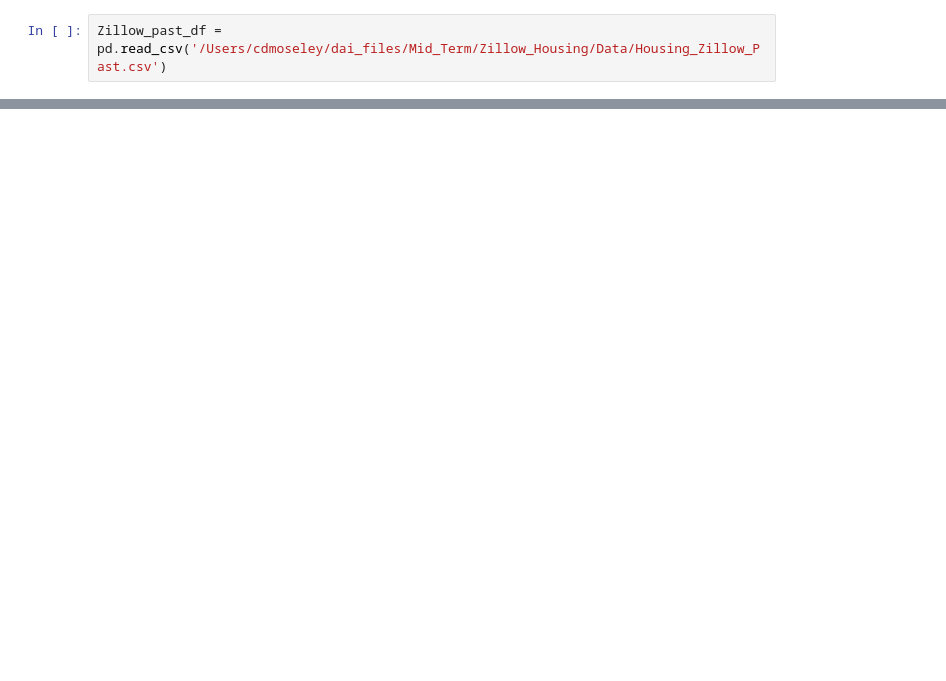
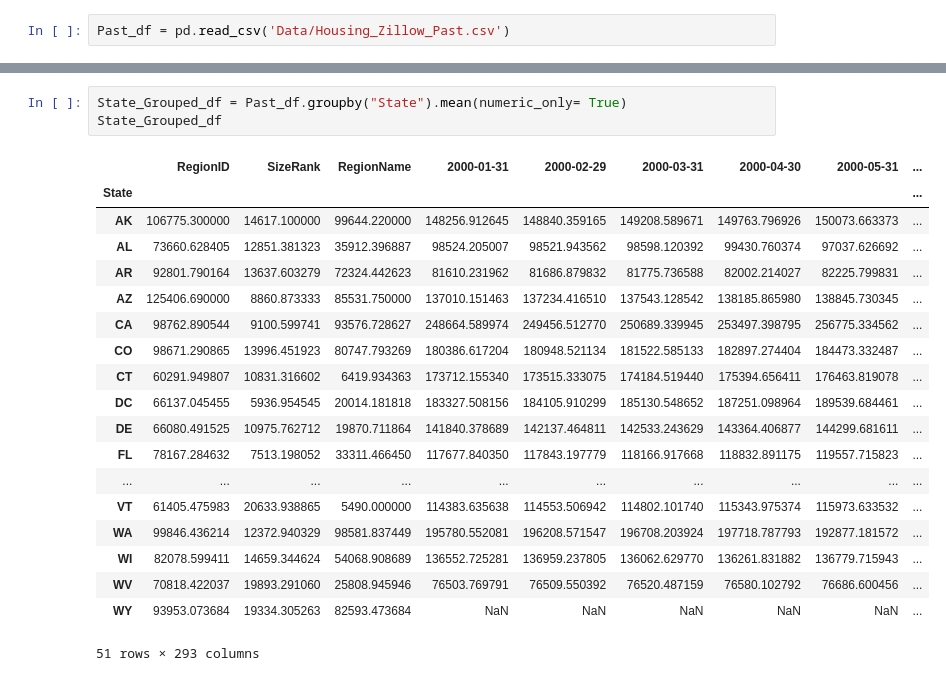
Before and after one commit to cdmoseley/Housing_Zillow, a Jupyter notebook: Housing_Zillow.ipynb, the cells around one changed output, grey strips where cells are left out. Saved outputs shown, nothing was run; the diff lists cells and outputs as text; blank space fills up the shorter version.

```diff
--- a/Housing_Zillow.ipynb
+++ b/Housing_Zillow.ipynb
@@ -3,3 +7,3 @@ import pandas as pd
 # %%
-Zillow_past_df = pd.read_csv('/Users/cdmoseley/dai_files/Mid_Term/Zillow_Housing/Data/Housing_Zillow_Past.csv')
+Past_df = pd.read_csv('Data/Housing_Zillow_Past.csv')
 # %%
@@ -44,0 +74,23 @@ Zillow_forecast_df.head()
+# %%
+State_Grouped_df = Past_df.groupby("State").mean(numeric_only= True)
+State_Grouped_df
+# %% [output]
+|  | RegionID | SizeRank | RegionName | 2000-01-31 | 2000-02-29 | 2000-03-31 | 2000-04-30 | 2000-05-31 | ... |
+| State |  |  |  |  |  |  |  |  | ... |
+| AK | 106775.300000 | 14617.100000 | 99644.220000 | 148256.912645 | 148840.359165 | 149208.589671 | 149763.796926 | 150073.663373 | ... |
+| AL | 73660.628405 | 12851.381323 | 35912.396887 | 98524.205007 | 98521.943562 | 98598.120392 | 99430.760374 | 97037.626692 | ... |
+| AR | 92801.790164 | 13637.603279 | 72324.442623 | 81610.231962 | 81686.879832 | 81775.736588 | 82002.214027 | 82225.799831 | ... |
+| AZ | 125406.690000 | 8860.873333 | 85531.750000 | 137010.151463 | 137234.416510 | 137543.128542 | 138185.865980 | 138845.730345 | ... |
+| CA | 98762.890544 | 9100.599741 | 93576.728627 | 248664.589974 | 249456.512770 | 250689.339945 | 253497.398795 | 256775.334562 | ... |
+| CO | 98671.290865 | 13996.451923 | 80747.793269 | 180386.617204 | 180948.521134 | 181522.585133 | 182897.274404 | 184473.332487 | ... |
+| CT | 60291.949807 | 10831.316602 | 6419.934363 | 173712.155340 | 173515.333075 | 174184.519440 | 175394.656411 | 176463.819078 | ... |
+| DC | 66137.045455 | 5936.954545 | 20014.181818 | 183327.508156 | 184105.910299 | 185130.548652 | 187251.098964 | 189539.684461 | ... |
+| DE | 66080.491525 | 10975.762712 | 19870.711864 | 141840.378689 | 142137.464811 | 142533.243629 | 143364.406877 | 144299.681611 | ... |
+| FL | 78167.284632 | 7513.198052 | 33311.466450 | 117677.840350 | 117843.197779 | 118166.917668 | 118832.891175 | 119557.715823 | ... |
+| ... | ... | ... | ... | ... | ... | ... | ... | ... | ... |
+| VT | 61405.475983 | 20633.938865 | 5490.000000 | 114383.635638 | 114553.506942 | 114802.101740 | 115343.975374 | 115973.633532 | ... |
+| WA | 99846.436214 | 12372.940329 | 98581.837449 | 195780.552081 | 196208.571547 | 196708.203924 | 197718.787793 | 192877.181572 | ... |
+| WI | 82078.599411 | 14659.344624 | 54068.908689 | 136552.725281 | 136959.237805 | 136062.629770 | 136261.831882 | 136779.715943 | ... |
+| WV | 70818.422037 | 19893.291060 | 25808.945946 | 76503.769791 | 76509.550392 | 76520.487159 | 76580.102792 | 76686.600456 | ... |
+| WY | 93953.073684 | 19334.305263 | 82593.473684 | NaN | NaN | NaN | NaN | NaN | ... |
+51 rows × 293 columns
```
Also changed, not shown: parts of 13 cells of this notebook, 1 other file.
